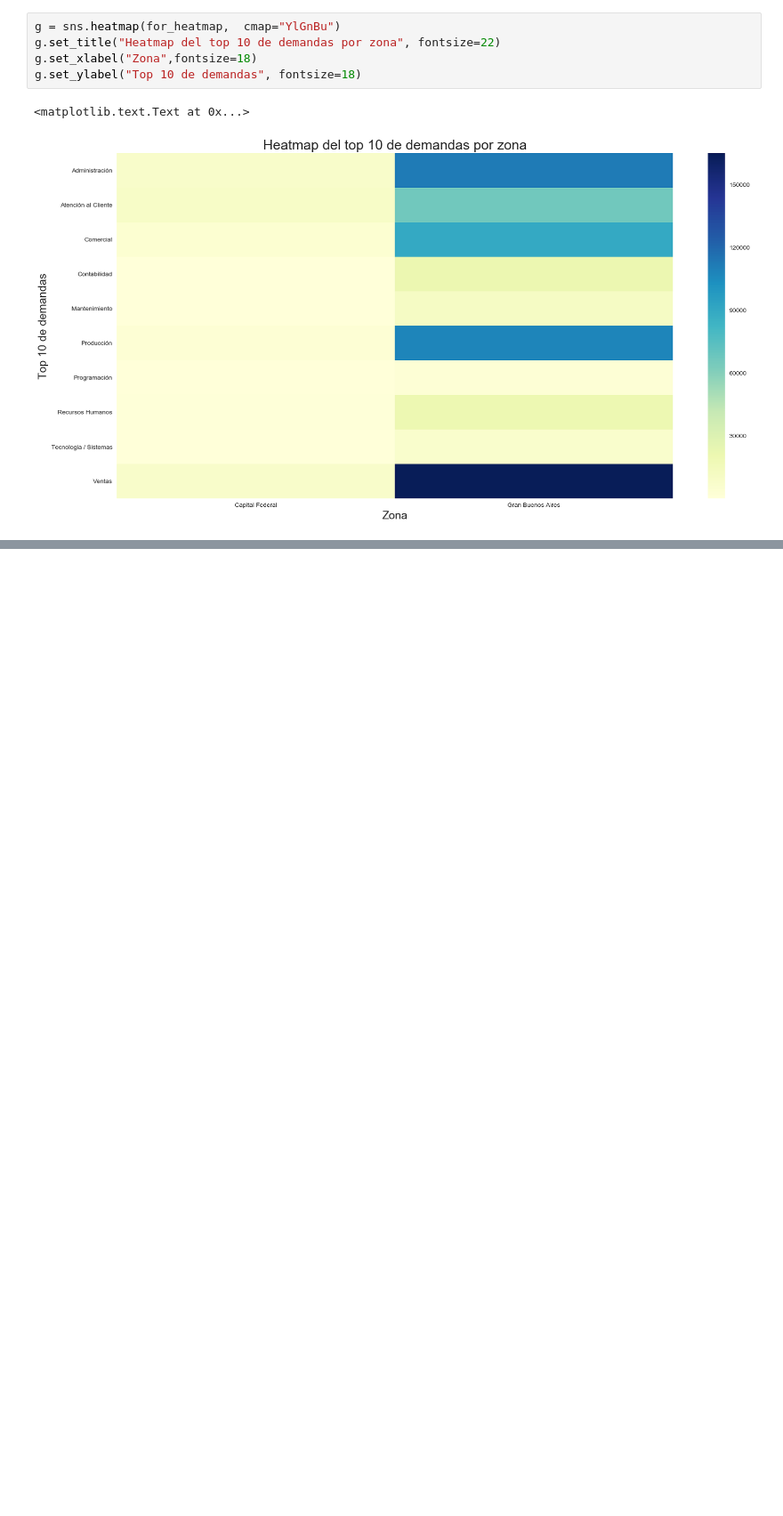
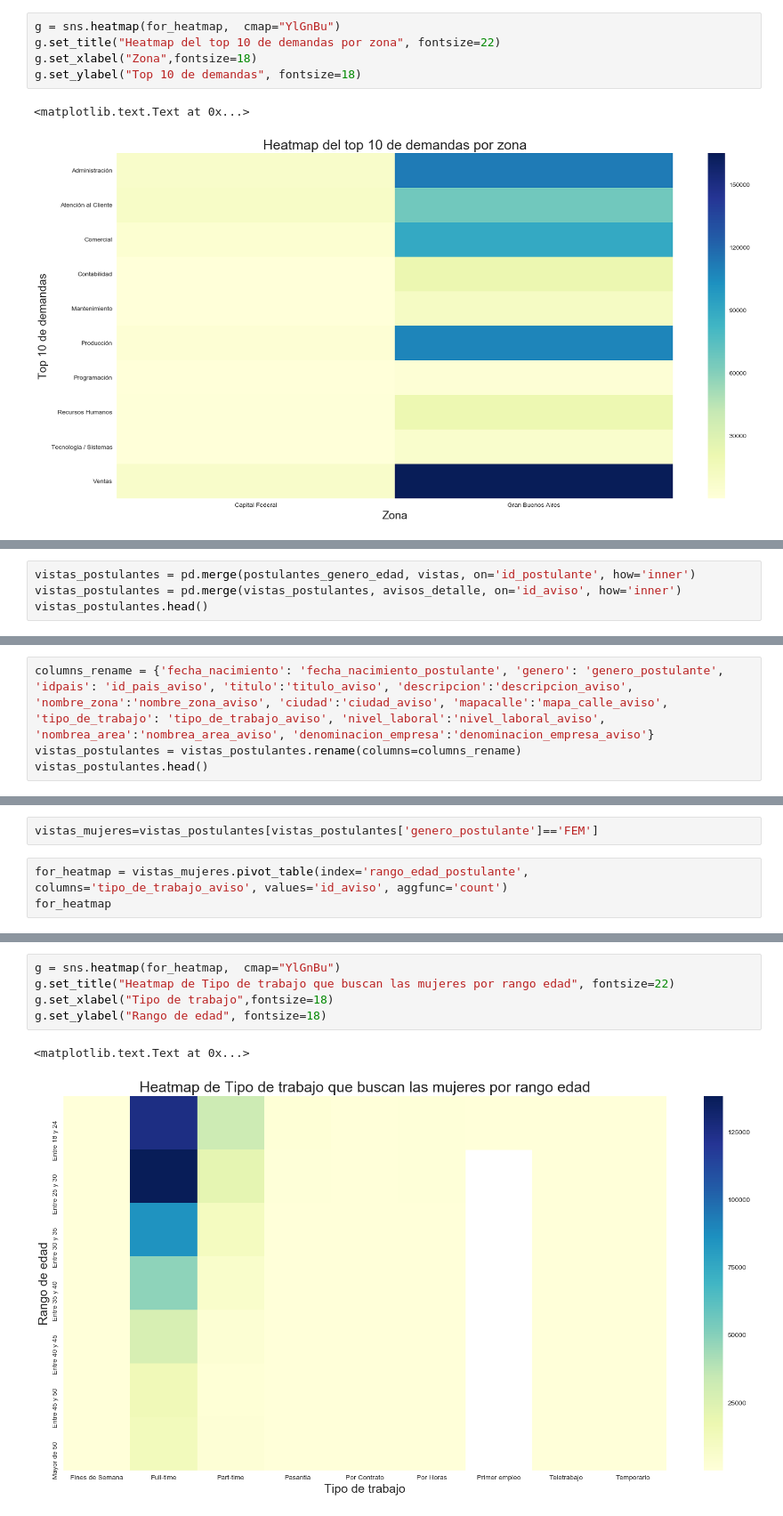
Before and after one commit to pachamama-labs/navent_visualization, a Jupyter notebook: src/Finger 1.ipynb, the cells around one changed output, grey strips where cells are left out. Shown at 89% size. Cells and saved outputs as stored; diff of their text form; blank space fills up the shorter version.

```diff
--- a/src/Finger 1.ipynb
+++ b/src/Finger 1.ipynb
@@ -261,0 +363,4 @@ g.set_ylabel("Top 10 de demandas", fontsize=18)
+# %%
+vistas_postulantes = pd.merge(postulantes_genero_edad, vistas, on='id_postulante', how='inner')
+vistas_postulantes = pd.merge(vistas_postulantes, avisos_detalle, on='id_aviso', how='inner')
+vistas_postulantes.head()
@@ -261,0 +382,4 @@ g.set_ylabel("Top 10 de demandas", fontsize=18)
+# %%
+columns_rename = {'fecha_nacimiento': 'fecha_nacimiento_postulante', 'genero': 'genero_postulante', 'idpais': 'id_pais_aviso', 'titulo':'titulo_aviso', 'descripcion':'descripcion_aviso', 'nombre_zona':'nombre_zona_aviso', 'ciudad':'ciudad_aviso', 'mapacalle':'mapa_calle_aviso', 'tipo_de_trabajo': 'tipo_de_trabajo_aviso', 'nivel_laboral':'nivel_laboral_aviso', 'nombrea_area':'nombrea_area_aviso', 'denominacion_empresa':'denominacion_empresa_aviso'}
+vistas_postulantes = vistas_postulantes.rename(columns=columns_rename)
+vistas_postulantes.head()
@@ -261,0 +393,5 @@ g.set_ylabel("Top 10 de demandas", fontsize=18)
+# %%
+vistas_mujeres=vistas_postulantes[vistas_postulantes['genero_postulante']=='FEM']
+# %%
+for_heatmap = vistas_mujeres.pivot_table(index='rango_edad_postulante', columns='tipo_de_trabajo_aviso', values='id_aviso', aggfunc='count')
+for_heatmap
@@ -261,0 +408,8 @@ g.set_ylabel("Top 10 de demandas", fontsize=18)
+# %%
+g = sns.heatmap(for_heatmap,  cmap="YlGnBu")
+g.set_title("Heatmap de Tipo de trabajo que buscan las mujeres por rango edad", fontsize=22)
+g.set_xlabel("Tipo de trabajo",fontsize=18)
+g.set_ylabel("Rango de edad", fontsize=18)
+# %% [output]
+<matplotlib.text.Text at 0x...>
+[figure, added]
```
Also changed, not shown: parts of 22 cells of this notebook.
